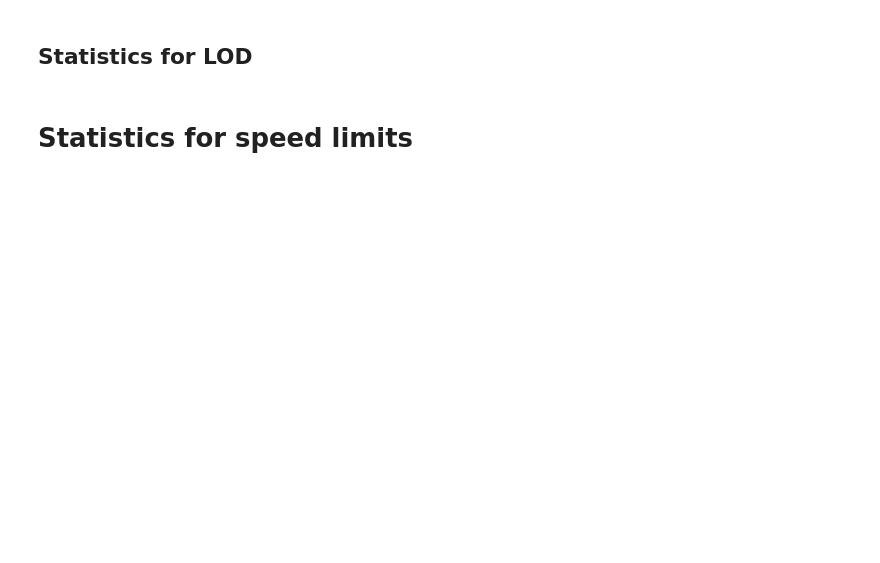
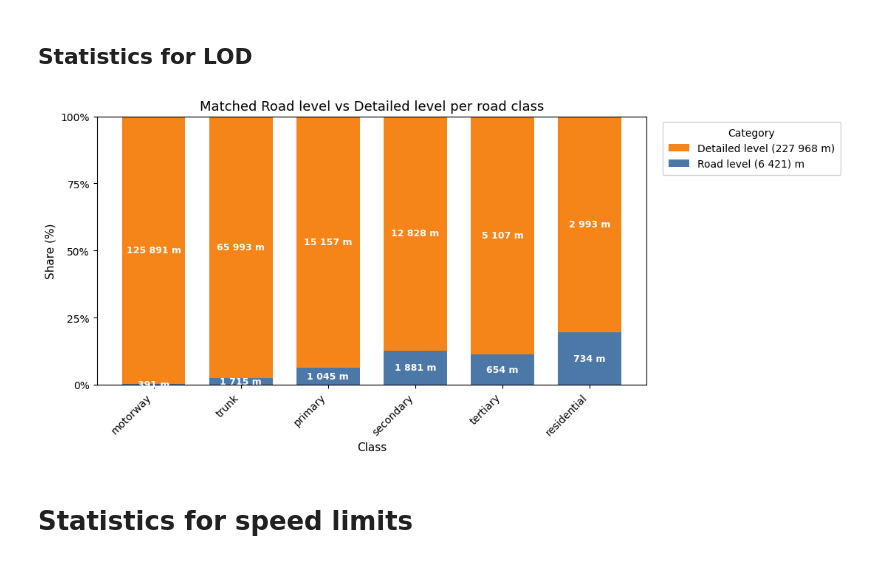
Before and after one commit to jetgeo/OM2ANY, a Jupyter notebook: Script/NVDB/statistics.ipynb, the cells around one changed output. Cells and saved outputs as stored; diff of their text form; code cells hidden in the pictures; blank space fills up the shorter version.

Commit message:
Finjustering på ett diagram

```diff
--- a/Script/NVDB/statistics.ipynb
+++ b/Script/NVDB/statistics.ipynb
@@ -596,9 +654,9 @@ merged_df = pd.concat(dfs, ignore_index=True)
 segment_to_remove = '84d1aa20-dcff-425f-911a-fa90c2dd71b2'  # Replace with the actual segment ID to remove
 merged_df = merged_df[merged_df['segment_id'] != segment_to_remove]
 # %%
-
 import pandas as pd
 import matplotlib.pyplot as plt
+import numpy as np
 
 # --- Settings ---
 class_order = ['motorway', 'trunk', 'primary', 'secondary', 'tertiary', 'residential']
@@ -625,7 +683,6 @@ combined_c = pd.concat([road_c, detailed_c], axis=1).fillna(0)
 combined_c['Total'] = combined_c['Road level'] + combined_c['Detailed level']
 
 # --- Enforce plotting order by class_order ---
-# Keep only known classes first, then append any unknown/extra classes found in data
 known_in_data = [c for c in class_order if c in combined_c.index]
 extra_classes = [c for c in combined_c.index if c not in class_order]
 ordered_index = known_in_data + extra_classes
@@ -638,72 +695,85 @@ classes = combined_c.index
 # --- Grand totals across all classes (for legend labels) ---
 grand_road = combined_c['Road level'].sum()
 grand_detail = combined_c['Detailed level'].sum()
-grand_total = grand_road + grand_detail
 
 def fmt_num(x):
     # thousands separator using a space (e.g., 12 345)
     return f"{x:,.0f}".replace(",", " ")
 
-# >>> Wider figure <<<
-# scale with number of classes, but clamp to a reasonable min/max
-fig_width = max(12, min(18, 0.85 * len(classes) + 6))   # wider than before
+# >>> Narrower figure (keep your compact layout) <<<
+fig_width = 11 # max(8, min(14, 0.55 * len(classes) + 4))
 fig_height = 5
 fig, ax = plt.subplots(figsize=(fig_width, fig_height))
 
-# 100% stacked bars
-ax.bar(
+# --- Control bar spacing (reduced distance) ---
+bar_spacing = 0.55  # smaller => tighter spacing; try 0.70 or 0.65 for even tighter
+x = np.arange(len(classes)) * bar_spacing
 
-    classes, pct_c['Road level'],
+# 100% stacked bars (width = 0.45 as requested)
+bar1 = ax.bar(
+    x, pct_c['Road level'],
     label=f'Road level ({fmt_num(grand_road)}) m',
-    color='#4C78A8'
+    color='#4C78A8',
+    width=0.40
 )
-ax.bar(
-    classes, pct_c['Detailed level'], bottom=pct_c['Road level'],
+bar2 = ax.bar(
+    x, pct_c['Detailed level'], bottom=pct_c['Road level'],
     label=f'Detailed level ({fmt_num(grand_detail)} m)',
-    color='#F58518'
+    color='#F58518',
+    width=0.40
 )
 
 # Cosmetics
 ax.set_title('Matched Road level vs Detailed level per road class', fontsize=13)
 ax.set_xlabel('Class', fontsize=11)
 ax.set_ylabel('Share (%)', fontsize=11)
-ax.set_xticklabels(classes, rotation=45, ha='right')
 ax.set_ylim(0, 1)
 
 # y-axis as percentages
 ax.set_yticks([0, 0.25, 0.5, 0.75, 1.0])
 ax.set_yticklabels(['0%', '25%', '50%', '75%', '100%'])
 
-# Legend title with grand total and unit
-# Deterministic legend outside on the right (order matches stack)
+# Put class labels at the numeric positions
+ax.set_xticks(x)
+ax.set_xticklabels(classes, rotation=45, ha='right')
 
-# Deterministic legend outside on the right (order matches stack)
-legend_handles = [
-    Patch(facecolor='tab:orange', label=f'Detailed level ({fmt_num(grand_detail)} m)'),  # top segment
-    Patch(facecolor='tab:blue',  label=f'Road level ({fmt_num(grand_road)}) m')          # bottom segment
-]
-ax.legend(handles=legend_handles, title='Category', loc='center left', bbox_to_anchor=(1.02, 0.9))
+# Legend OUTSIDE on the upper-right (like before)
+# loc='upper left' + bbox_to_anchor to push it outside the axes on the right
+ax.legend(
+    handles=[bar2, bar1],       # order matches the stack: detailed (top), then road (bottom)
+    title='Category',
+    loc='upper left',
+    bbox_to_anchor=(1.02, 1.0), # just outside the right edge, top-aligned
+    frameon=True,
+    framealpha=0.9,
+    borderpad=0.6,
+)
 
 # Labels: absolute lengths inside each segment, with ' m' appended
 for i, cls in enumerate(classes):
     r_abs = combined_c.loc[cls, 'Road level']
     d_abs = combined_c.loc[cls, 'Detailed level']
     r_pct = pct_c.loc[cls, 'Road level']
     d_pct = pct_c.loc[cls, 'Detailed level']
 
     if r_pct > 0:
         ax.text(
-            i, r_pct/2, f"{fmt_num(r_abs)} m",
+            x[i], r_pct/2, f"{fmt_num(r_abs)} m",
             ha='center', va='center', color='white', fontsize=9, fontweight='bold'
         )
     if d_pct > 0:
         ax.text(
-            i, r_pct + d_pct/2, f"{fmt_num(d_abs)} m",
+            x[i], r_pct + d_pct/2, f"{fmt_num(d_abs)} m",
             ha='center', va='center', color='white', fontsize=9, fontweight='bold'
         )
 
-fig.tight_layout()
+# Make room on the right so the legend doesn't get cut off
+plt.subplots_adjust(right=0.82)    # increase if legend is still clipped
+fig.tight_layout(pad=0.8)
+
 plt.show()
+# %% [output]
+[figure, added]
 # %% [markdown]
 # Statistics for speed limits
 # %%
```
Also changed, not shown: parts of 32 cells of this notebook.
